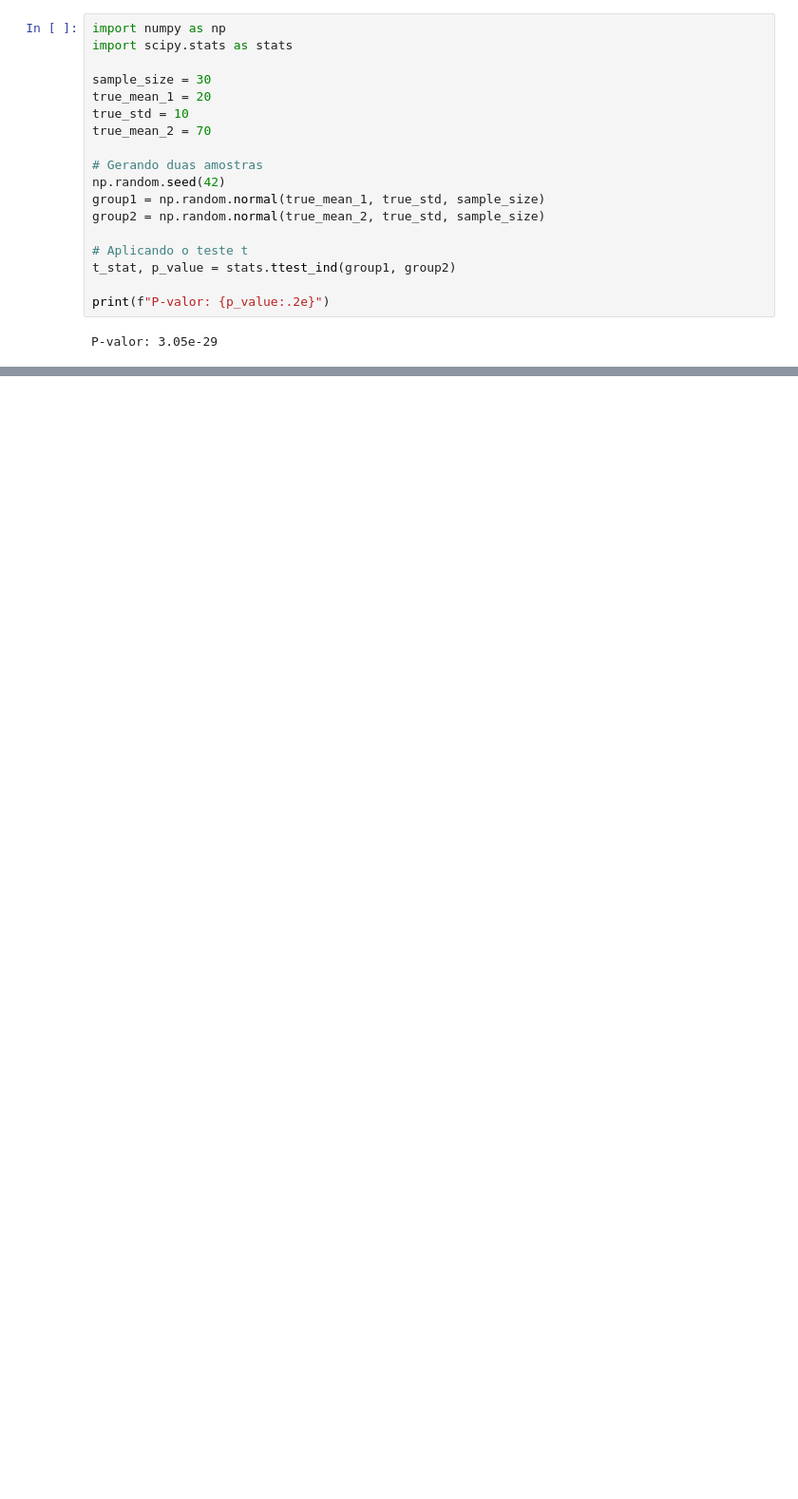
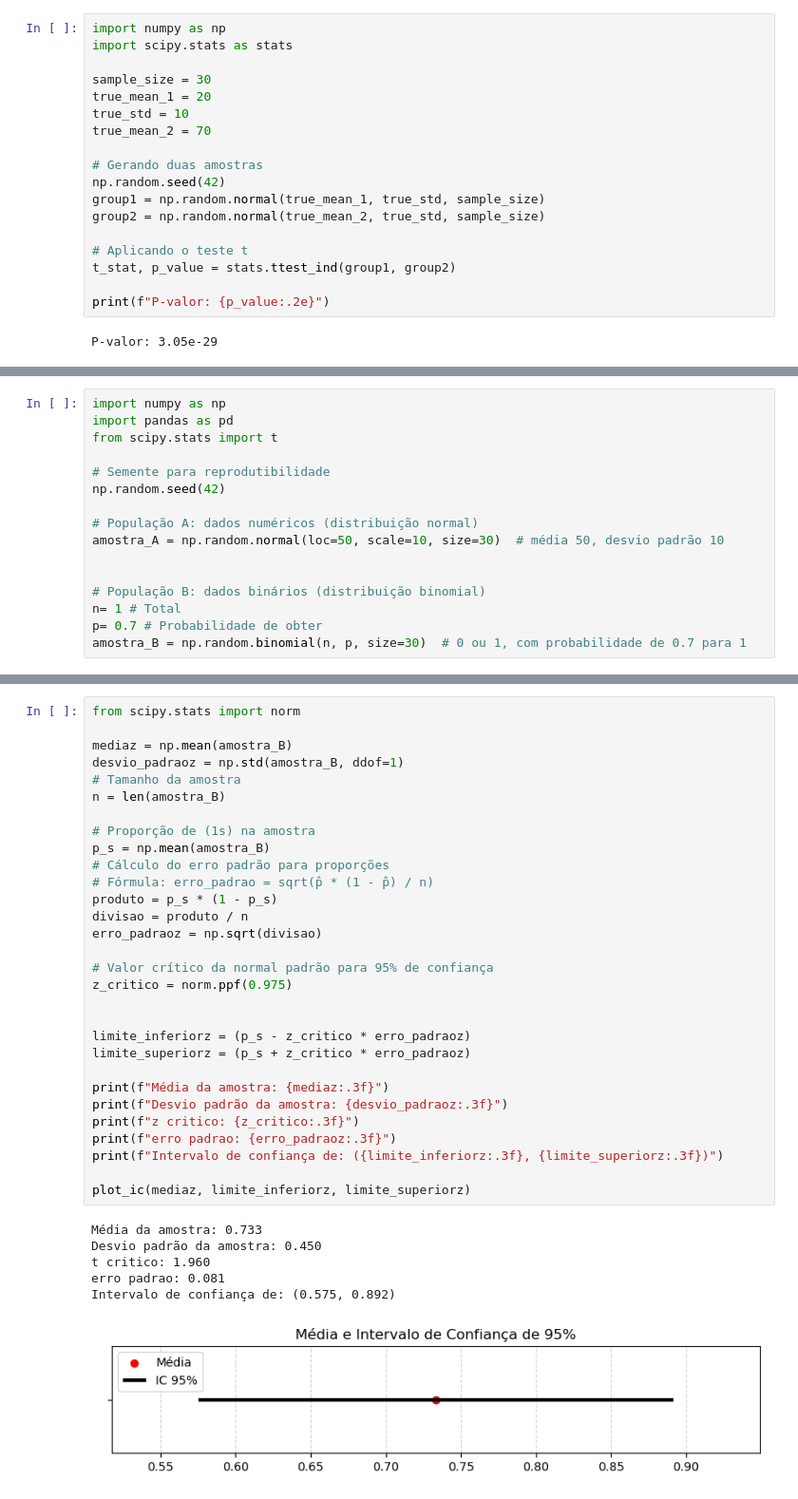
Before and after one commit to nata050818/Fundamentos-de-Intelig-ncia-Computacional-e-Ci-ncia-de-Dados, a Jupyter notebook: Atividade 4/Atividade_4.ipynb, the cells around one changed output, grey strips where cells are left out. Shown at 95% size. Saved outputs shown, nothing was run; the diff lists cells and outputs as text; blank space fills up the shorter version.

```diff
--- a/Atividade 4/Atividade_4.ipynb
+++ b/Atividade 4/Atividade_4.ipynb
@@ -260,0 +269,16 @@ R= O resultado do p_value mostra que há uma diferença significativa alta (3.05
+# %%
+import numpy as np
+import pandas as pd
+from scipy.stats import t
+
+# Semente para reprodutibilidade
+np.random.seed(42)
+
+# População A: dados numéricos (distribuição normal)
+amostra_A = np.random.normal(loc=50, scale=10, size=30)  # média 50, desvio padrão 10
+
+
+# População B: dados binários (distribuição binomial)
+n= 1 # Total
+p= 0.7 # Probabilidade de obter
+amostra_B = np.random.binomial(n, p, size=30)  # 0 ou 1, com probabilidade de 0.7 para 1
@@ -260,0 +337,37 @@ R= O resultado do p_value mostra que há uma diferença significativa alta (3.05
+# %%
+from scipy.stats import norm
+
+mediaz = np.mean(amostra_B)
+desvio_padraoz = np.std(amostra_B, ddof=1)
+# Tamanho da amostra
+n = len(amostra_B)
+
+# Proporção de (1s) na amostra
+p_s = np.mean(amostra_B)
+# Cálculo do erro padrão para proporções
+# Fórmula: erro_padrao = sqrt(p̂ * (1 - p̂) / n)
+produto = p_s * (1 - p_s)
+divisao = produto / n
+erro_padraoz = np.sqrt(divisao)
+
+# Valor crítico da normal padrão para 95% de confiança
+z_critico = norm.ppf(0.975)
+
+
+limite_inferiorz = (p_s - z_critico * erro_padraoz)
+limite_superiorz = (p_s + z_critico * erro_padraoz)
+
+print(f"Média da amostra: {mediaz:.3f}")
+print(f"Desvio padrão da amostra: {desvio_padraoz:.3f}")
+print(f"z critico: {z_critico:.3f}")
+print(f"erro padrao: {erro_padraoz:.3f}")
+print(f"Intervalo de confiança de: ({limite_inferiorz:.3f}, {limite_superiorz:.3f})")
+
+plot_ic(mediaz, limite_inferiorz, limite_superiorz)
+# %% [output]
+Média da amostra: 0.733
+Desvio padrão da amostra: 0.450
+t critico: 1.960
+erro padrao: 0.081
+Intervalo de confiança de: (0.575, 0.892)
+[figure, added]
```
Also changed, not shown: parts of 7 cells of this notebook.
